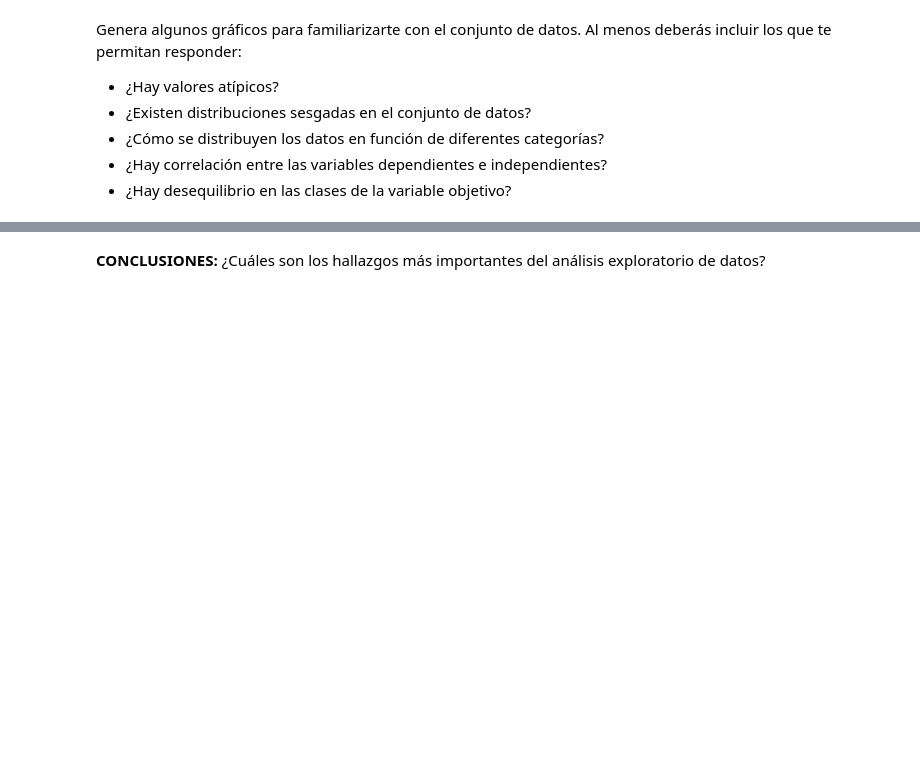
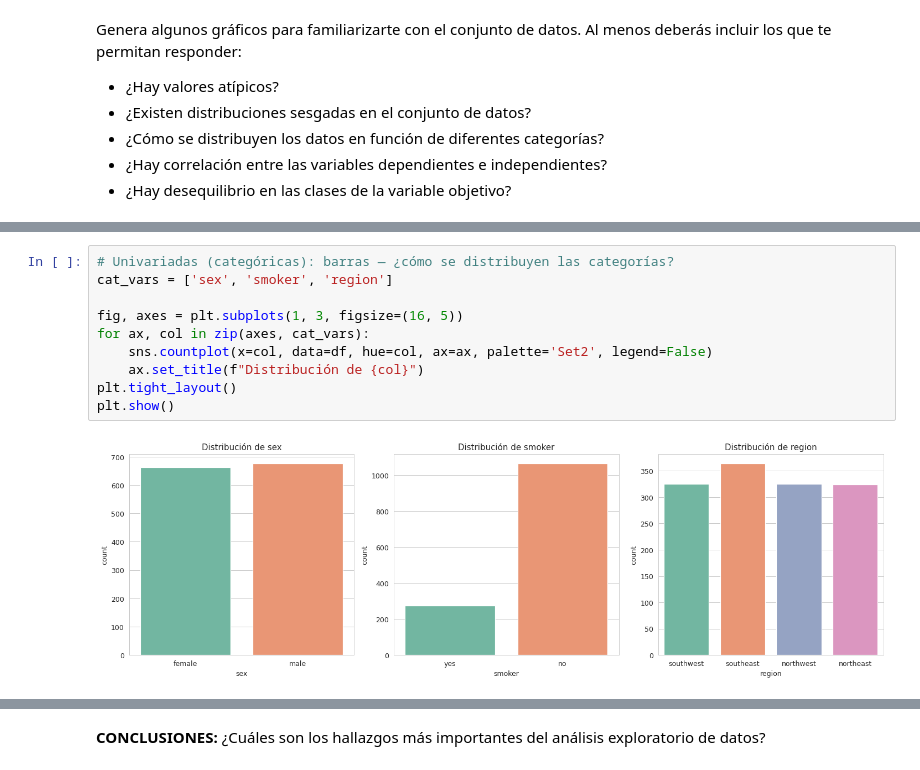
Before and after one commit to Crisprrubio/PIDA-Prediccion-Costos-Medicos-Seguro, a Jupyter notebook: PIDA-Notebook-Completo.ipynb, the cells around one changed output, grey strips where cells are left out. Drawn from its saved outputs; the diff is of its cells as text; blank space fills up the shorter version.

```diff
--- a/PIDA-Notebook-Completo.ipynb
+++ b/PIDA-Notebook-Completo.ipynb
@@ -168,0 +181,12 @@ plt.show()
+# %%
+# Univariadas (categóricas): barras — ¿cómo se distribuyen las categorías?
+cat_vars = ['sex', 'smoker', 'region']
+
+fig, axes = plt.subplots(1, 3, figsize=(16, 5))
+for ax, col in zip(axes, cat_vars):
+    sns.countplot(x=col, data=df, hue=col, ax=ax, palette='Set2', legend=False)
+    ax.set_title(f"Distribución de {col}")
+plt.tight_layout()
+plt.show()
+# %% [output]
+[figure, added]
```
Also changed, not shown: parts of 27 cells of this notebook, 2 other files.
